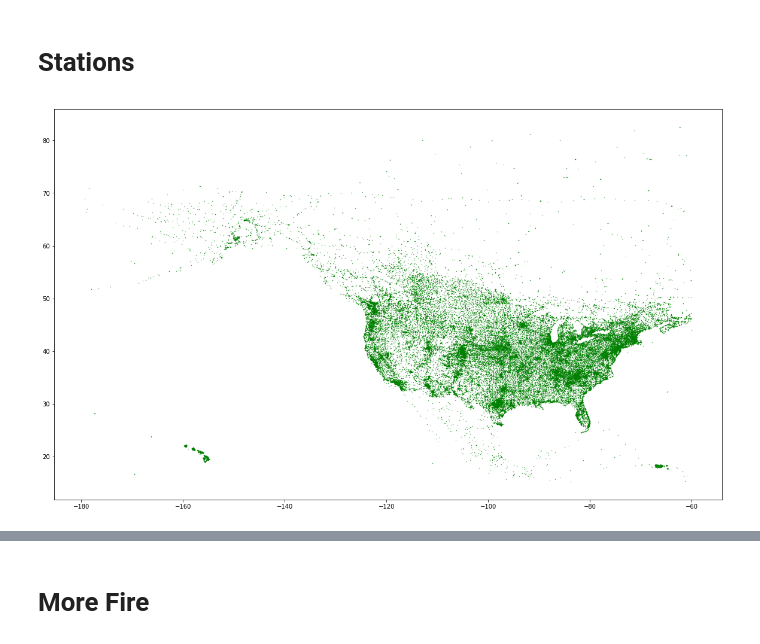
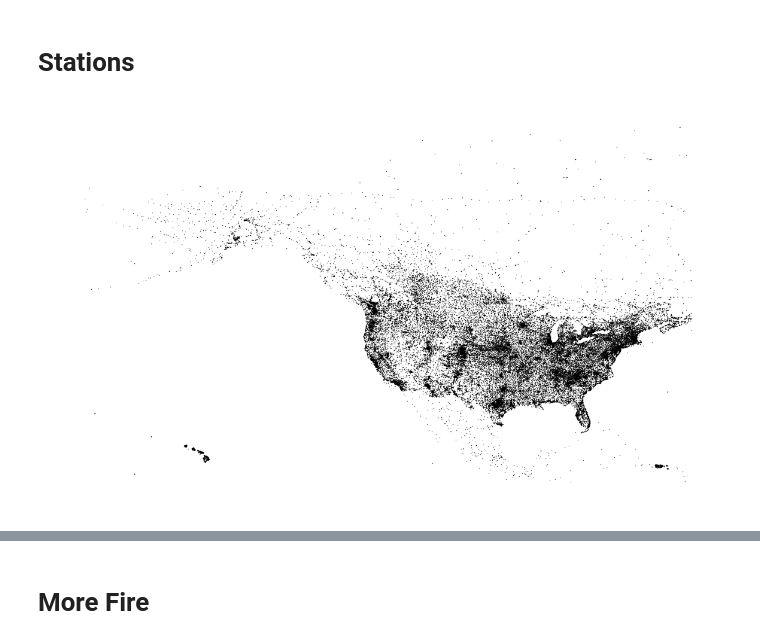
Before and after one commit to n8pk/passion_project, a Jupyter notebook: 00_EDA.ipynb, the cells around one changed output, grey strips where cells are left out. Cells and saved outputs as stored; diff of their text form; code cells hidden in the pictures.

```diff
--- a/00_EDA.ipynb
+++ b/00_EDA.ipynb
@@ -128,11 +135,11 @@ stations.to_csv('/home/nate/Desktop/fires/AWS/stations.csv')
 # %%
 plt.figure(figsize=(20,12))
 
 x=stations['lon']
 y=stations['lat']
 
-plt.scatter(x,y,color='g',s=0.1)
-
+plt.scatter(x,y,color='k',s=0.1)
+plt.axis('off')
 plt.show()
 # %% [output]
-[figure, old version]
+[figure, new version]
```
Also changed, not shown: parts of 62 cells of this notebook, 5 other files.
